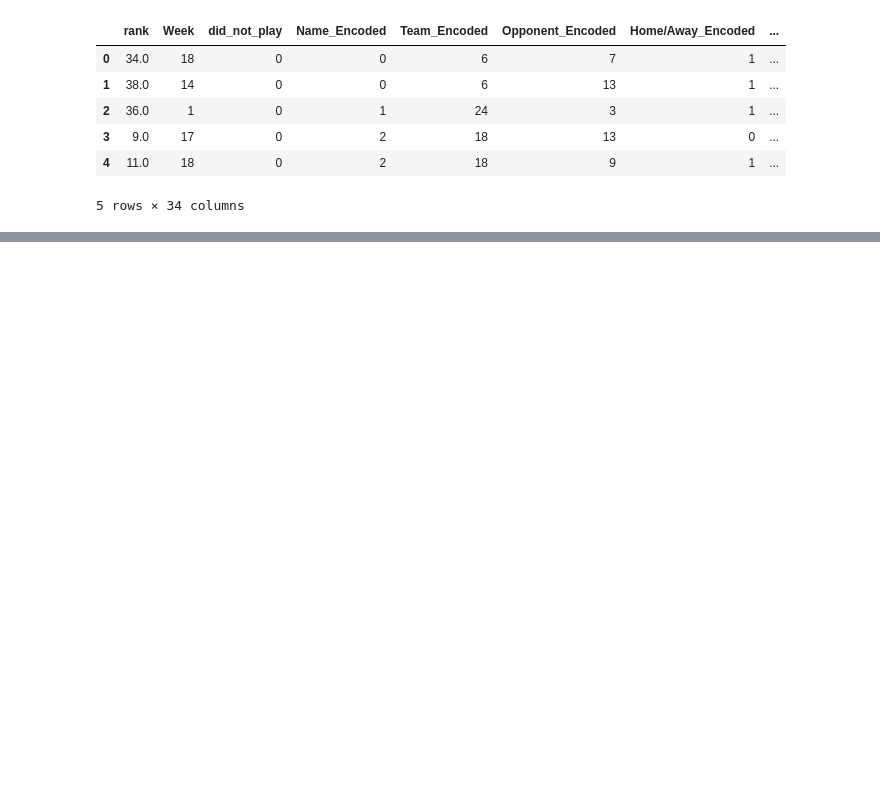
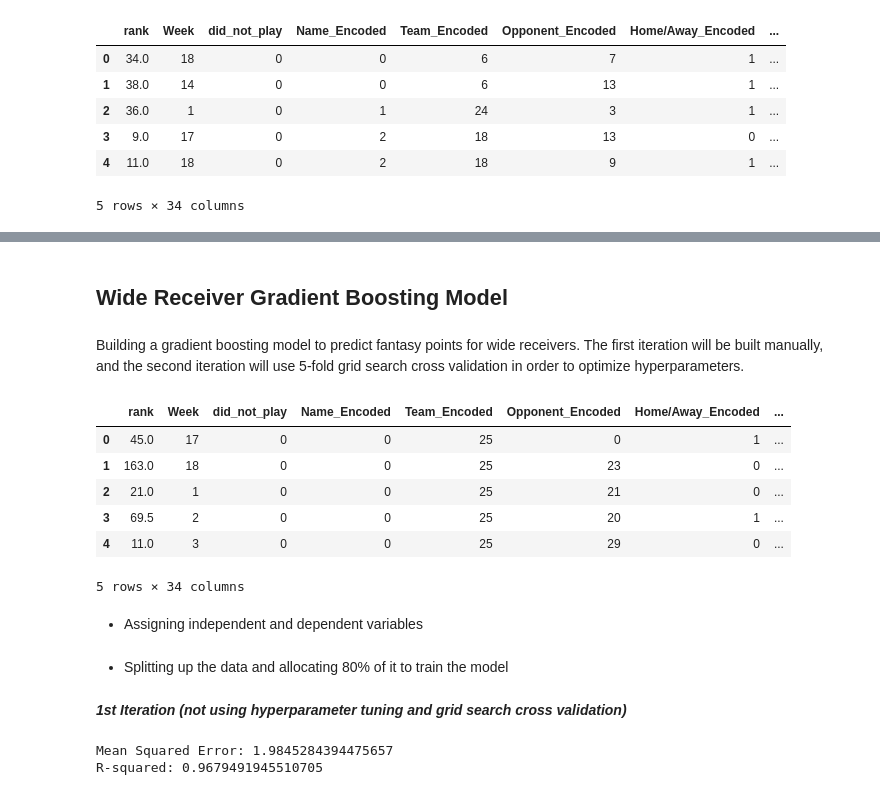
Before and after one commit to mychalortiz319/Fantasy-Forecasting, a Jupyter notebook: notebooks/FF_AdvancedModeling.ipynb, the cells around one changed output, grey strips where cells are left out. Cells and saved outputs as stored; diff of their text form; code cells hidden in the pictures; blank space fills up the shorter version.

```diff
--- a/notebooks/FF_AdvancedModeling.ipynb
+++ b/notebooks/FF_AdvancedModeling.ipynb
@@ -135,0 +320,22 @@ Xqb.head(5)
+# %% [markdown]
+**Wide Receiver Gradient Boosting Model**
+-
+# %% [markdown]
+Building a gradient boosting model to predict fantasy points for wide receivers. The first iteration will be built manually, and the second iteration will use 5-fold grid search cross validation in order to optimize hyperparameters.
+# %%
+Xwr = wrsM.select_dtypes(include = 'number').drop(columns=['TOTAL', 'Unnamed: 0'])
+
+ywr = wrsM['TOTAL']
+#assigning X and y
+
+Xwr.head(5)
+# %% [output]
+|  | rank | Week | did_not_play | Name_Encoded | Team_Encoded | Opponent_Encoded | Home/Away_Encoded | ... |
+| 0 | 45.0 | 17 | 0 | 0 | 25 | 0 | 1 | ... |
+| 1 | 163.0 | 18 | 0 | 0 | 25 | 23 | 0 | ... |
+| 2 | 21.0 | 1 | 0 | 0 | 25 | 21 | 0 | ... |
+| 3 | 69.5 | 2 | 0 | 0 | 25 | 20 | 1 | ... |
+| 4 | 11.0 | 3 | 0 | 0 | 25 | 29 | 0 | ... |
+5 rows × 34 columns
+# %% [markdown]
+- Assigning independent and dependent variables
@@ -135,0 +344,22 @@ Xqb.head(5)
+# %% [markdown]
+- Splitting up the data and allocating 80% of it to train the model
+# %% [markdown]
+***1st Iteration (not using hyperparameter tuning and grid search cross validation)***
+# %%
+model = GradientBoostingRegressor(n_estimators=100, learning_rate=0.1, max_depth=3, random_state=42)
+#initializing the gradient boosting regressor
+
+model.fit(X_trainWR, y_trainWR)
+#fitting the model to the training data
+
+y_predWR = model.predict(X_testWR)
+#getting prediction on the test set
+
+mse = mean_squared_error(y_testWR, y_predWR)
+r2 = r2_score(y_testWR, y_predWR)
+print(f"Mean Squared Error: {mse}")
+print(f"R-squared: {r2}")
+#getting prediction metrics on the test set
+# %% [output]
+Mean Squared Error: 1.9845284394475657
+R-squared: 0.9679491945510705
```
Also changed, not shown: parts of 80 cells of this notebook, 8 other files.
